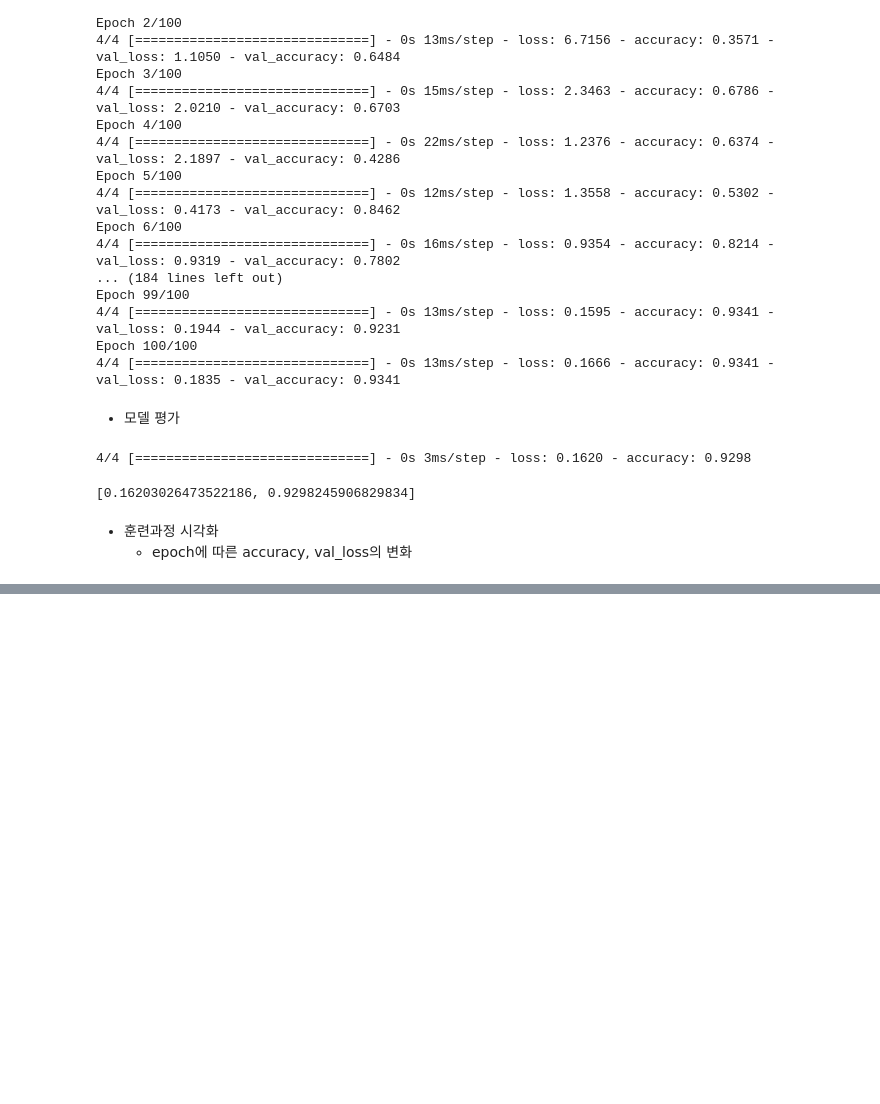
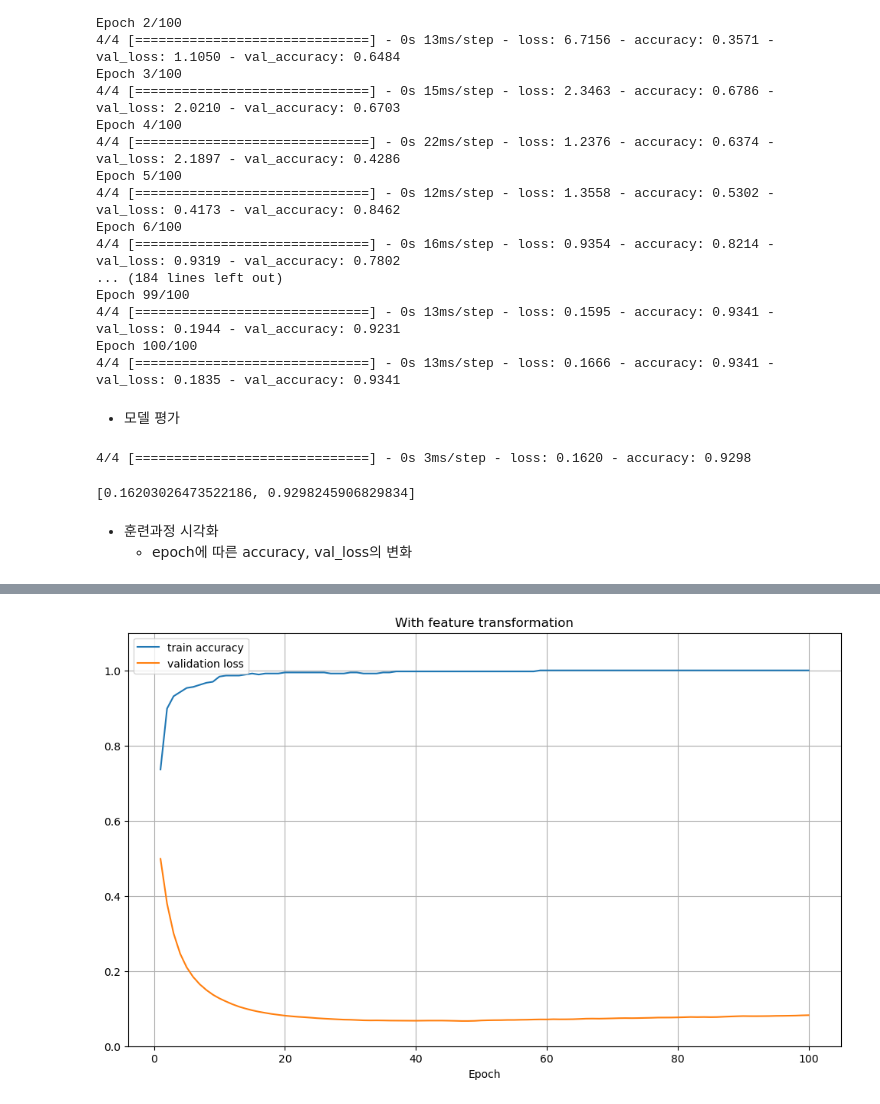
Before and after one commit to njy622/DeepLearning-23.11, a Jupyter notebook: 02.FCN/01.신경망모델.ipynb, the cells around one changed output, grey strips where cells are left out. Cells and saved outputs as stored; diff of their text form; code cells hidden in the pictures; blank space fills up the shorter version.

```diff
--- a/02.FCN/01.신경망모델.ipynb
+++ b/02.FCN/01.신경망모델.ipynb
@@ -113,0 +117,11 @@ plt.show()
+# %%
+X_train2, X_test2, y_train2, y_test2 = train_test_split(
+    cancer_std, cancer.target, stratify=cancer.target, test_size=0.2, random_state=2023
+)
+# %%
+# 모델 정의
+model2 = Sequential()
+model2.add(Dense(100, input_shape=(30,), activation='relu'))
+model2.add(Dense(24, activation='relu'))
+model2.add(Dense(1, activation='sigmoid'))
+model2.summary()
@@ -113,0 +144,7 @@ plt.show()
+# %%
+# 모델 컴파일
+model2.compile('adam', 'binary_crossentropy', metrics=['accuracy'])
+# %%
+# 모델 학습
+history2 = model2.fit(X_train2, y_train2, validation_split=0.2,
+                      epochs=100, batch_size=100, verbose=0)        # verbose=0 :넣으면 조용히 프로그램 돌아감
@@ -113,0 +159,15 @@ plt.show()
+# %%
+# 학습과정 시각화
+y_acc2 = history2.history['accuracy']
+y_vloss2 = history2.history['val_loss']
+#xs는 위에서 정의했기때문에 또 정의하지 않아도 됨
+
+plt.figure(figsize=(12,7))
+plt.plot(xs, y_acc2, label='train accuracy')
+plt.plot(xs, y_vloss2, label='validation loss')
+plt.legend(), plt.grid()
+plt.ylim([0,1.1]), plt.xlabel('Epoch')
+plt.title('With feature transformation')
+plt.show()
+# %% [output]
+[figure, added]
```
Also changed, not shown: parts of 4 cells of this notebook, 1 other file.
